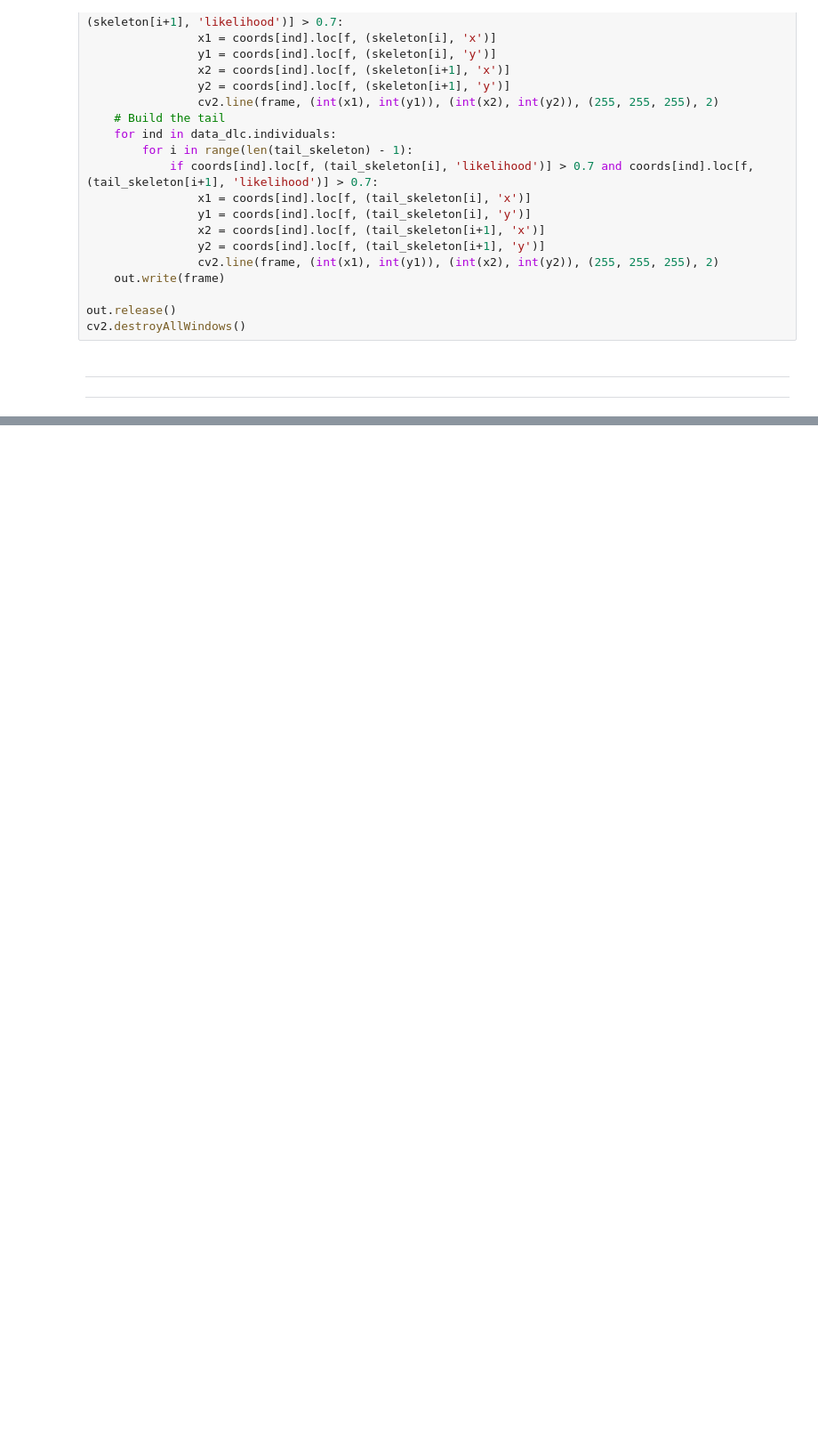
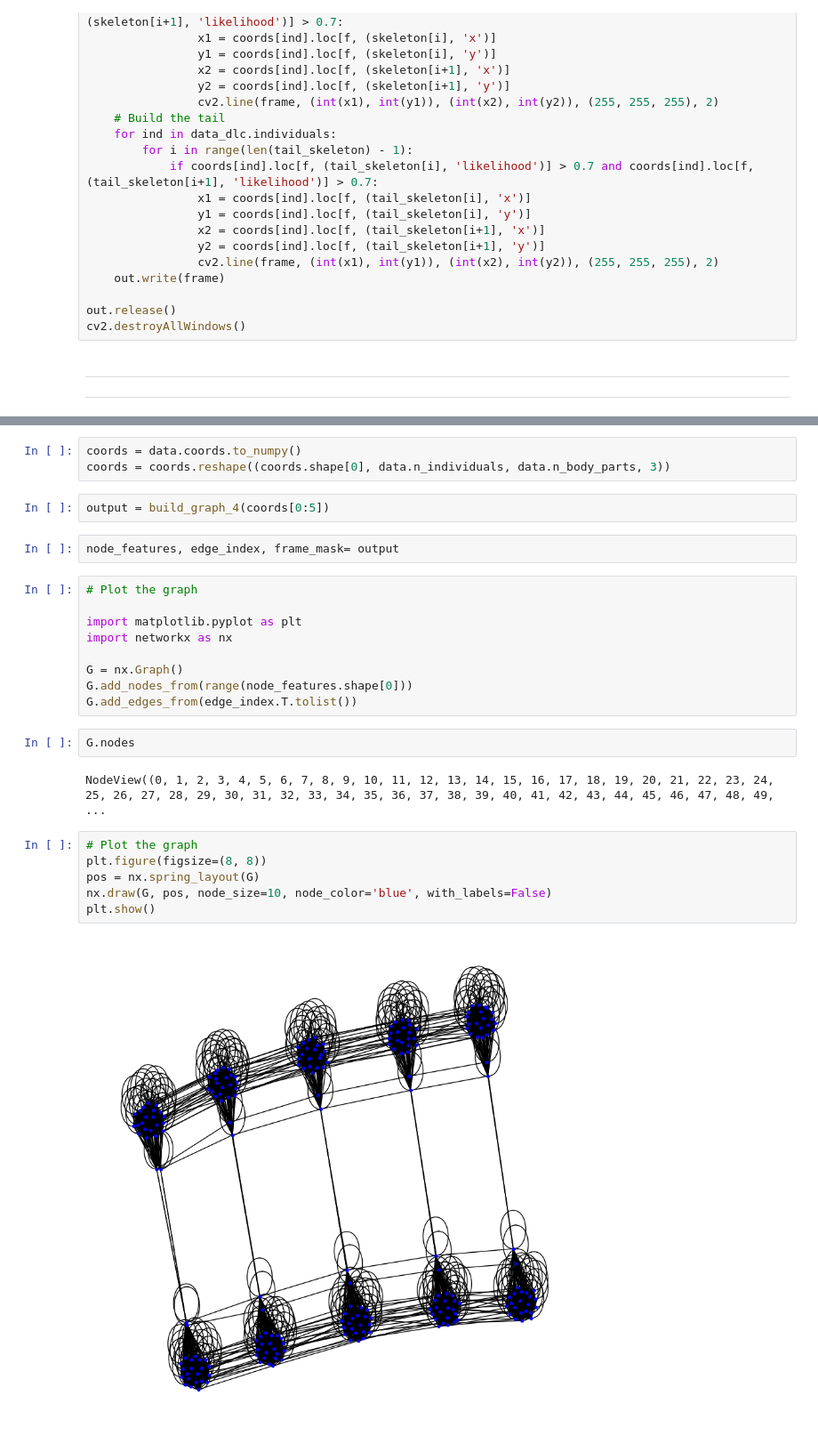
Before and after one commit to JulianAlvarezdeGiorgi/Behavioral_Tagging_of_Mice_in_multiple_Mice_setup_using_Deep_Learning, a Jupyter notebook: src/CompressCSV.ipynb, the cells around one changed output, grey strips where cells are left out. Shown at 89% size. Cells and saved outputs as stored; diff of their text form; blank space fills up the shorter version.

Commit message:
Build Graph repaired

```diff
--- a/src/CompressCSV.ipynb
+++ b/src/CompressCSV.ipynb
@@ -290,0 +325,28 @@ cv2.destroyAllWindows()
+# %%
+coords = data.coords.to_numpy()
+coords = coords.reshape((coords.shape[0], data.n_individuals, data.n_body_parts, 3))
+# %%
+output = build_graph_4(coords[0:5])
+# %%
+node_features, edge_index, frame_mask= output
+# %%
+# Plot the graph
+
+import matplotlib.pyplot as plt
+import networkx as nx
+
+G = nx.Graph()
+G.add_nodes_from(range(node_features.shape[0]))
+G.add_edges_from(edge_index.T.tolist())
+# %%
+G.nodes
+# %% [output]
+NodeView((0, 1, 2, 3, 4, 5, 6, 7, 8, 9, 10, 11, 12, 13, 14, 15, 16, 17, 18, 19, 20, 21, 22, 23, 24, 25, 26, 27, 28, 29, 30, 31, 32, 33, 34, 35, 36, 37, 38, 39, 40, 41, 42, 43, 44, 45, 46, 47, 48, 49,  ...
+# %%
+# Plot the graph
+plt.figure(figsize=(8, 8))
+pos = nx.spring_layout(G)
+nx.draw(G, pos, node_size=10, node_color='blue', with_labels=False)
+plt.show()
+# %% [output]
+[figure, added]
```
Also changed, not shown: parts of 19 cells of this notebook, 8 other files.
